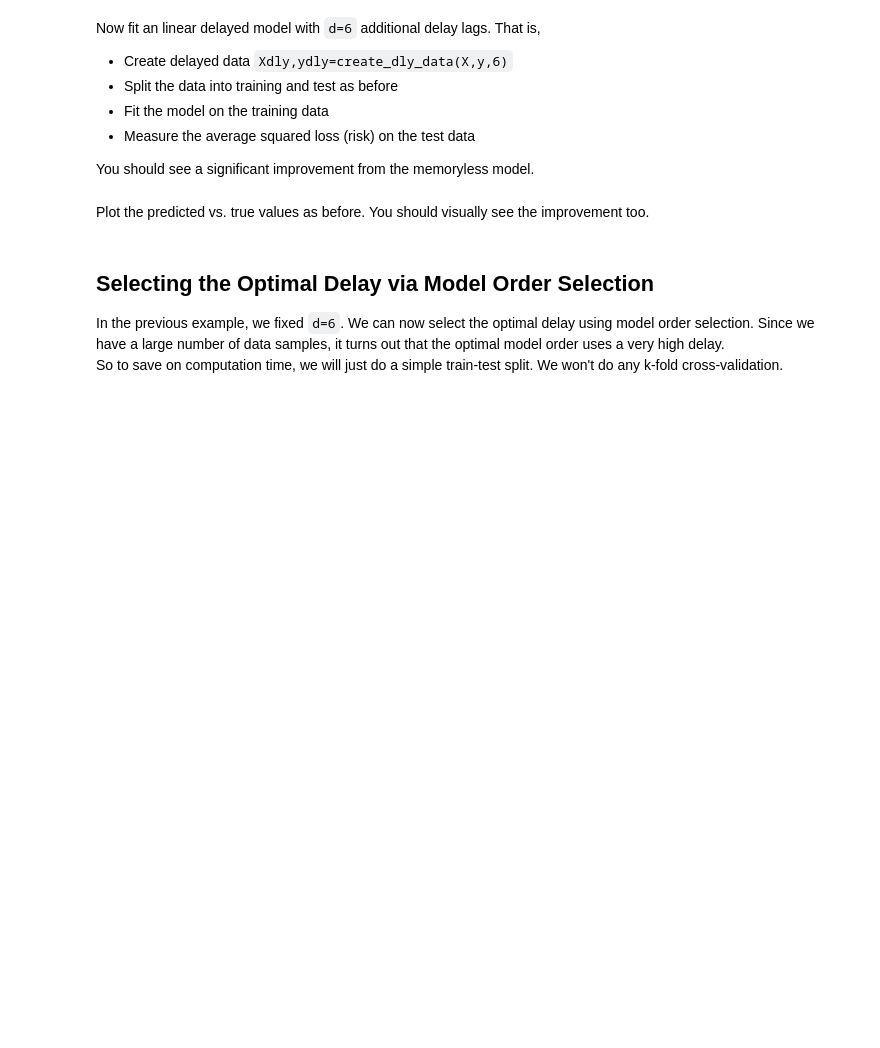
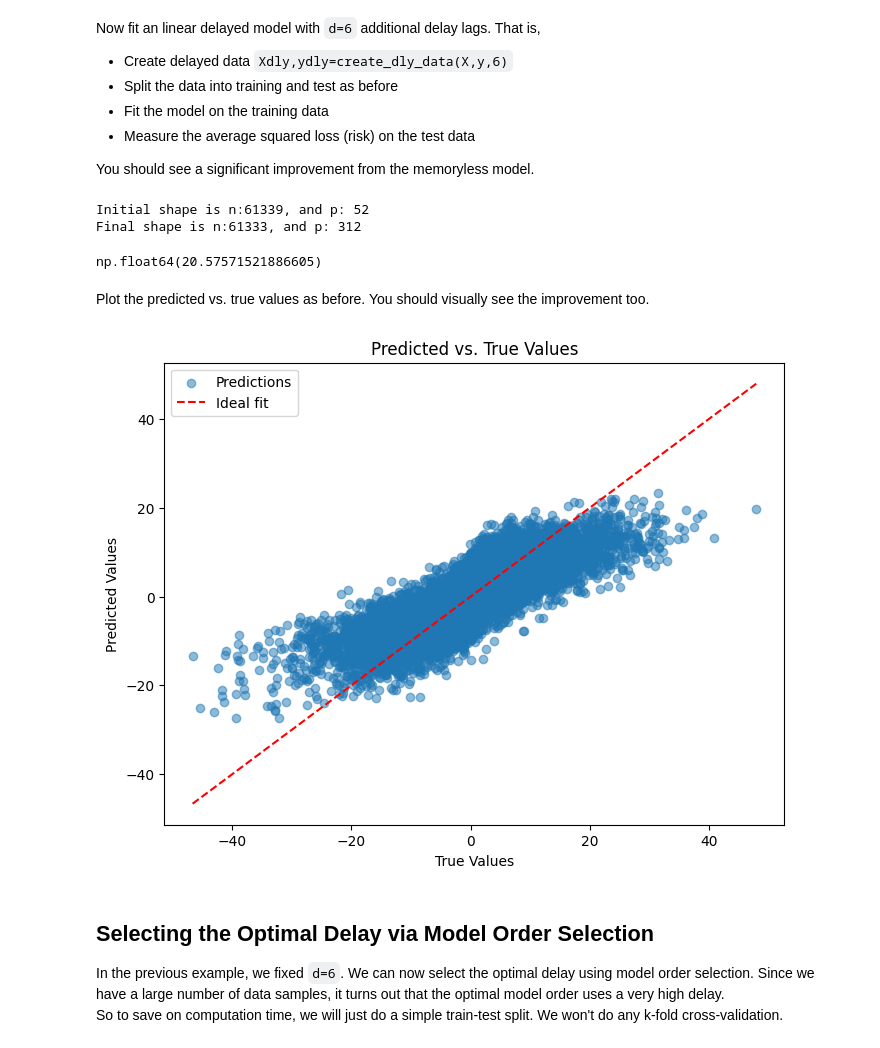
Before and after one commit to ivanearisty/obsidian, a Jupyter notebook: Classes + Uni/Machine Learning/demos/Lab2.2.iae225.ipynb, the cells around one changed output. Drawn from its saved outputs; the diff is of its cells as text; code cells hidden in the pictures; blank space fills up the shorter version.

```diff
--- a/Classes + Uni/Machine Learning/demos/Lab2.2.iae225.ipynb
+++ b/Classes + Uni/Machine Learning/demos/Lab2.2.iae225.ipynb
@@ -194,13 +194,20 @@ def create_dly_data(X,y,d):
     """
     Create delayed data
     """
-    for i in range(d):
-        if i == 0:
-            Xdly = X
-        else:
-            Xdly = np.concatenate((Xdly, np.roll(X, i, axis=1)), axis=0)
+
+    if(d == 0):
+        return X, y
+
+    n, p = X.shape
+    print(f"Initial shape is n:{n}, and p: {p}")
+    delayed_list = []
+
+    for m in range(d):
+        delayed_list.append(X[m:n - d + m, :])
+
+    Xdly = np.concatenate(delayed_list, axis=1)
     ydly = y[d:]
-
+    print(f"Final shape is n:{Xdly.shape[0]}, and p: {Xdly.shape[1]}")
     return Xdly, ydly
 # %% [markdown]
 Now fit an linear delayed model with `d=6` additional delay lags.  That is,
@@ -215,2 +220,18 @@ You should see a significant improvement from the memoryless model.
+# %%
+Xdly, ydly = create_dly_data(X, y, 6)
+
+Xdly.shape, ydly.shape
+
+Xtr, Xts, ytr, yts = sklearn.model_selection.train_test_split(Xdly, ydly, test_size=1/3, random_state=30)
+
+model = LinearRegression()
+model.fit(Xtr, ytr)
+yhat = model.predict(Xts)
+loss = np.mean((yhat - yts) ** 2)
+loss
+# %% [output]
+Initial shape is n:61339, and p: 52
+Final shape is n:61333, and p: 312
+np.float64(20.57571521886605)
 # %% [markdown]
 Plot the predicted vs. true values as before. You should visually see the improvement too.
@@ -219,3 +238,14 @@ Plot the predicted vs. true values as before. You should visually see the improv
+# %%
+plt.figure(figsize=(8,6))
+plt.scatter(yts, yhat, alpha=0.5, label='Predictions')
+plt.plot([min(yts), max(yts)], [min(yts), max(yts)], 'r--', label='Ideal fit')
+plt.xlabel('True Values')
+plt.ylabel('Predicted Values')
+plt.title('Predicted vs. True Values')
+plt.legend()
+plt.show()
+# %% [output]
+[figure, added]
 # %% [markdown]
 ## Selecting the Optimal Delay via Model Order Selection
 
```
Also changed, not shown: parts of 7 cells of this notebook.
